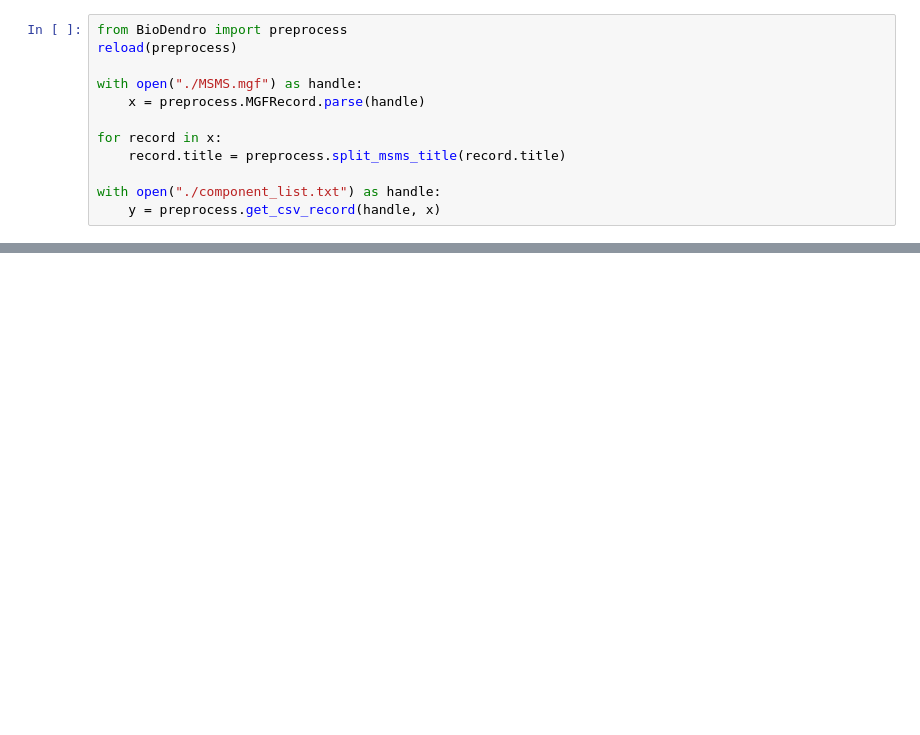
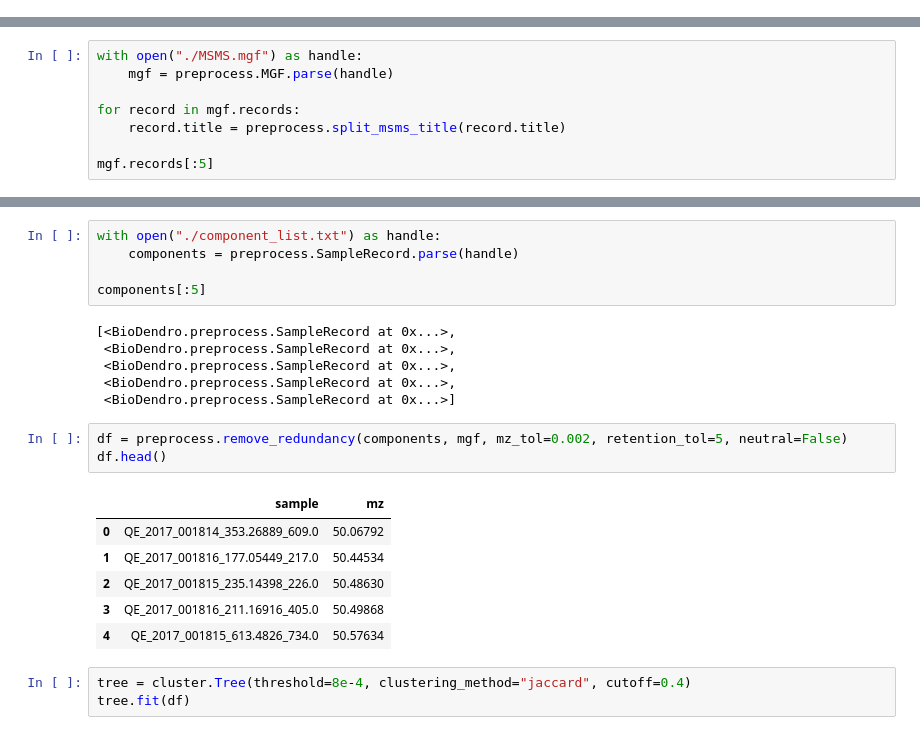
Before and after one commit to ccdmb/BioDendro, a Jupyter notebook: example.ipynb, the cells around one changed output, grey strips where cells are left out. Saved outputs shown, nothing was run; the diff lists cells and outputs as text; blank space fills up the shorter version.

```diff
--- a/example.ipynb
+++ b/example.ipynb
@@ -372,12 +22,0 @@ plotly.offline.iplot(k, filename='simple_dendrogram')
-# %%
-from BioDendro import preprocess
-reload(preprocess)
-
-with open("./MSMS.mgf") as handle:
-    x = preprocess.MGFRecord.parse(handle)
-
-for record in x:
-    record.title = preprocess.split_msms_title(record.title)
-
-with open("./component_list.txt") as handle:
-    y = preprocess.get_csv_record(handle, x)
@@ -436,0 +52,8 @@ printer(1, 2, 3)
+# %%
+with open("./MSMS.mgf") as handle:
+    mgf = preprocess.MGF.parse(handle)
+
+for record in mgf.records:
+    record.title = preprocess.split_msms_title(record.title)
+
+mgf.records[:5]
@@ -436,0 +66,24 @@ printer(1, 2, 3)
+# %%
+with open("./component_list.txt") as handle:
+    components = preprocess.SampleRecord.parse(handle)
+
+components[:5]
+# %% [output]
+[<BioDendro.preprocess.SampleRecord at 0x...>,
+ <BioDendro.preprocess.SampleRecord at 0x...>,
+ <BioDendro.preprocess.SampleRecord at 0x...>,
+ <BioDendro.preprocess.SampleRecord at 0x...>,
+ <BioDendro.preprocess.SampleRecord at 0x...>]
+# %%
+df = preprocess.remove_redundancy(components, mgf, mz_tol=0.002, retention_tol=5, neutral=False)
+df.head()
+# %% [output]
+|  | sample | mz |
+| 0 | QE_2017_001814_353.26889_609.0 | 50.06792 |
+| 1 | QE_2017_001816_177.05449_217.0 | 50.44534 |
+| 2 | QE_2017_001815_235.14398_226.0 | 50.48630 |
+| 3 | QE_2017_001816_211.16916_405.0 | 50.49868 |
+| 4 | QE_2017_001815_613.4826_734.0 | 50.57634 |
+# %%
+tree = cluster.Tree(threshold=8e-4, clustering_method="jaccard", cutoff=0.4)
+tree.fit(df)
```
Also changed, not shown: parts of 61 cells of this notebook, 3 other files.
